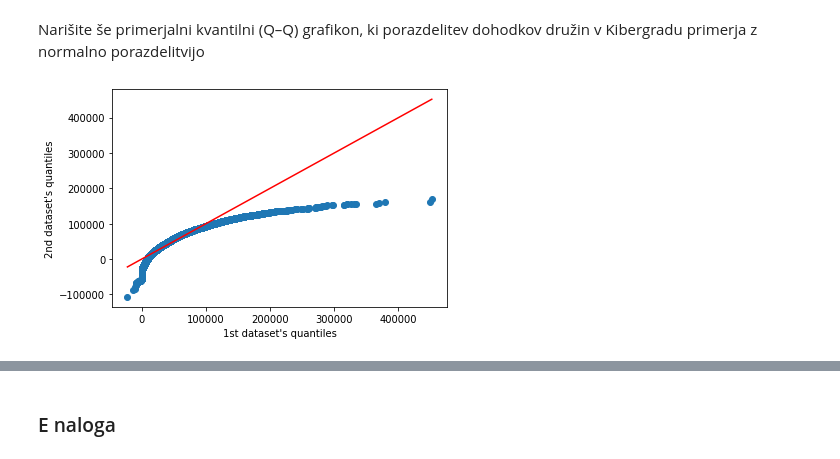
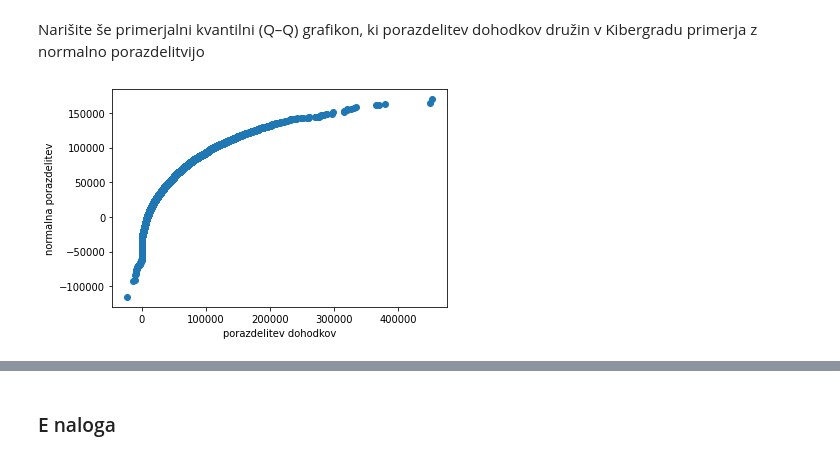
Before and after one commit to gajajamnik/stata_projektna, a Jupyter notebook: Naloga1.ipynb, the cells around one changed output, grey strips where cells are left out. Drawn from its saved outputs; the diff is of its cells as text; code cells hidden in the pictures.

```diff
--- a/Naloga1.ipynb
+++ b/Naloga1.ipynb
@@ -186,13 +186,13 @@ družin v Kibergradu primerja z normalno porazdelitvijo
 # %%
 podatki_normalne = numpy.random.normal(povprecje,standardni_odklon,43886)
 podatki_normalne.sort()
 
 podatki_dohodkov = Kibergrad_urejen.dohodek
 
 plt.scatter(podatki_dohodkov,podatki_normalne)
-plt.plot([min(podatki_dohodkov),max(podatki_dohodkov)],[min(podatki_dohodkov),max(podatki_dohodkov)],color="red")
-plt.xlabel("1st dataset's quantiles")
-plt.ylabel("2nd dataset's quantiles")
+#plt.plot([min(podatki_dohodkov),max(podatki_dohodkov)],[min(podatki_dohodkov),max(podatki_dohodkov)],color="red")
+plt.xlabel("porazdelitev dohodkov")
+plt.ylabel("normalna porazdelitev")
 plt.show()
 # %% [output]
-[figure, old version]
+[figure, new version]
```
Also changed, not shown: parts of 10 cells of this notebook.
